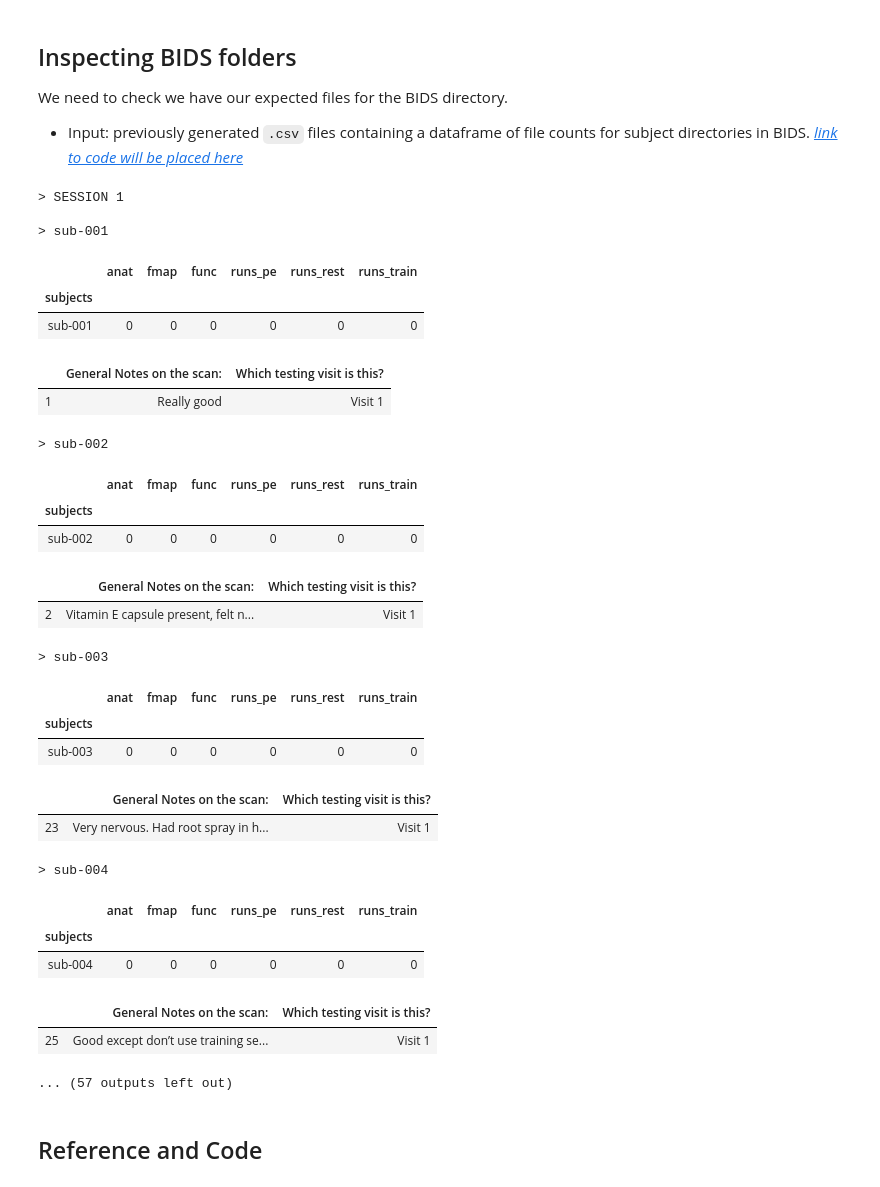
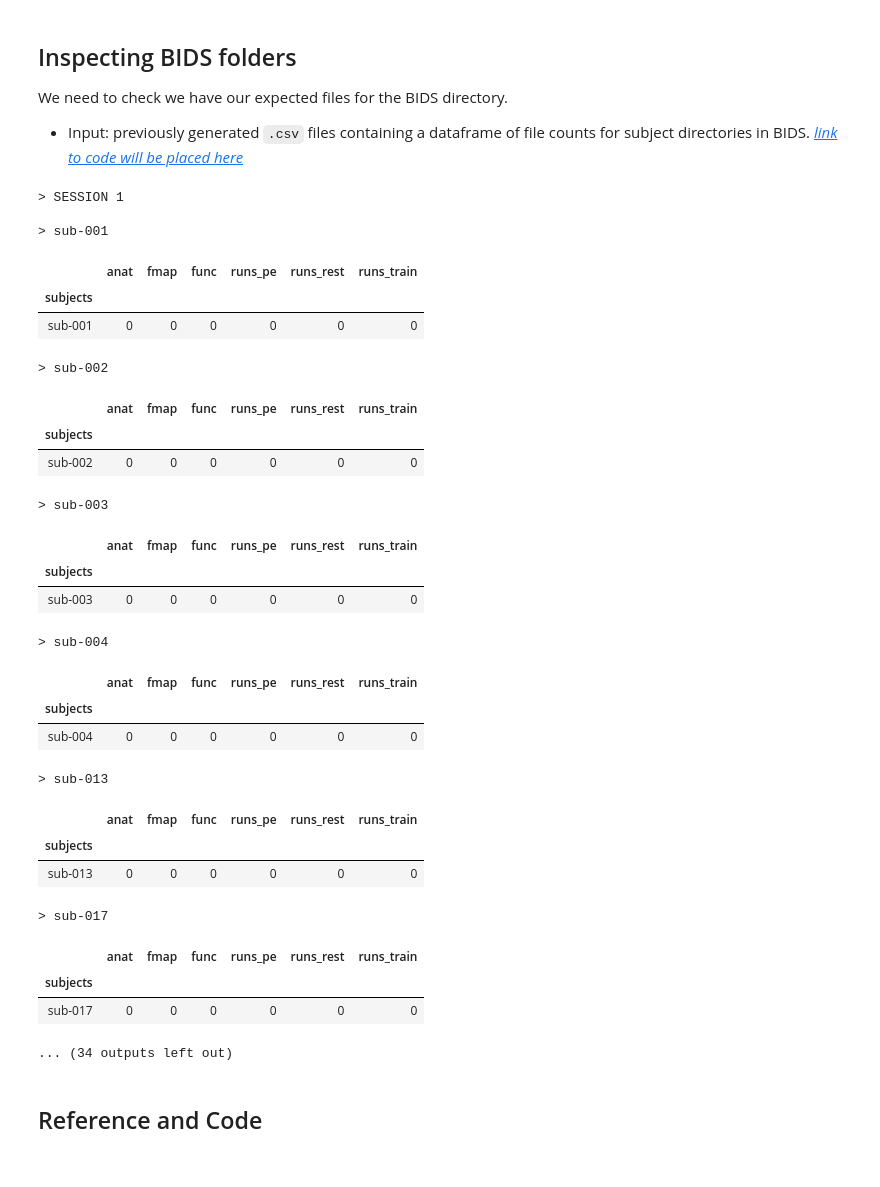
Before and after one commit to niblunc/BRO, a Jupyter notebook: BIDS/qa/bro_bids_inspect.ipynb, the cells around one changed output. Drawn from its saved outputs; the diff is of its cells as text; code cells hidden in the pictures.

```diff
--- a/BIDS/qa/bro_bids_inspect.ipynb
+++ b/BIDS/qa/bro_bids_inspect.ipynb
@@ -5,3 +5,5 @@ import glob, os
 import pandas as pd
 import pdb
 from IPython.core import display as ICD
+pd.options.display.max_rows
+pd.set_option('display.max_colwidth', -1)
@@ -72,12 +57,17 @@ for sub in vol_dict:
     pe=[x for x in vol_dict[sub] if "pe" in x[0]]
     rest=[x for x in vol_dict[sub] if "rest" in x[0]]
     bro_df=scan_notes_df.loc[scan_notes_df['Subject ID (bro_XXX)'] == bro_id]
-    print("\n-----------------------------------------------")
+    print("\n________________________________________________________________")
     print("\nID: {}\n".format(sub))
     print("> BAD VOLUME FILES")
     if train:
         print("\n- Training files: \n")
         for file, vol in train:
+            ses=file.split("_")[1]
+            if ses =="ses-1":
+                visit_id="Visit 1"
+            else:
+                visit_id="Visit 2"
             print("{} \t{}".format(file,vol))
         lst=['Which testing visit is this?', 'Training task run01',
        'Training 01 Series Number and notes', 'Training task run02',
@@ -164,54 +154,54 @@ for sess_id in sessions:
 
 
     if "1" in sess_id:
-        print("\n> SESSION 1\n")s
+        print("\n> SESSION 1\n")
         visit="Visit 1"
     else:
         print("\n> SESSION 2\n")
         visit="Visit 2"
     for csv in ['bro_{}_missing.csv'.format(sess_id), 'bro_{}_partial_missing.csv'.format(sess_id),'bro_{}_found.csv'.format(sess_id) ]:
         ses_df=pd.read_csv("csvs/"+csv ,sep="\t")
         ses_df.set_index("Unnamed: 0", inplace=True)
         ses_df.index.names=["subjects"]
         if ("missing" or "partial") in csv:
 
             for sub in ses_df.index.values:
                 print("> {} \n".format(sub))
                 bro_id = sub.replace("sub-", "bro_")
                 ICD.display(ses_df.loc[[sub]])
                 bro_df=scan_notes_df.loc[scan_notes_df['Subject ID (bro_XXX)'] == bro_id]
                 print("\n")
-                ICD.display(bro_df[['General Notes on the scan:', 'Which testing visit is this?']].loc[bro_df['Which testing visit is this?']==visit])
+                #ICD.display(bro_df[['General Notes on the scan:', 'Which testing visit is this?']].loc[bro_df['Which testing visit is this?']==visit])
                 #ICD.display(bro_df.sort_values("Which testing visit is this?"))
                 print("\n")
 # %% [output]
 > SESSION 1
 
 > sub-001
 |  | anat | fmap | func | runs_pe | runs_rest | runs_train |
 | subjects |  |  |  |  |  |  |
 | sub-001 | 0 | 0 | 0 | 0 | 0 | 0 |
+> sub-002
-|  | General Notes on the scan: | Which testing visit is this? |
-| 1 | Really good | Visit 1 |
+|  | anat | fmap | func | runs_pe | runs_rest | runs_train |
+| subjects |  |  |  |  |  |  |
+| sub-002 | 0 | 0 | 0 | 0 | 0 | 0 |
-> sub-002
+> sub-003
 |  | anat | fmap | func | runs_pe | runs_rest | runs_train |
 | subjects |  |  |  |  |  |  |
-| sub-002 | 0 | 0 | 0 | 0 | 0 | 0 |
+| sub-003 | 0 | 0 | 0 | 0 | 0 | 0 |
+> sub-004
-|  | General Notes on the scan: | Which testing visit is this? |
-| 2 | Vitamin E capsule present, felt n... | Visit 1 |
+|  | anat | fmap | func | runs_pe | runs_rest | runs_train |
+| subjects |  |  |  |  |  |  |
+| sub-004 | 0 | 0 | 0 | 0 | 0 | 0 |
-> sub-003
+> sub-013
 |  | anat | fmap | func | runs_pe | runs_rest | runs_train |
 | subjects |  |  |  |  |  |  |
-| sub-003 | 0 | 0 | 0 | 0 | 0 | 0 |
+| sub-013 | 0 | 0 | 0 | 0 | 0 | 0 |
+> sub-017
-|  | General Notes on the scan: | Which testing visit is this? |
-| 23 | Very nervous. Had root spray in h... | Visit 1 |
+|  | anat | fmap | func | runs_pe | runs_rest | runs_train |
+| subjects |  |  |  |  |  |  |
+| sub-017 | 0 | 0 | 0 | 0 | 0 | 0 |
-> sub-004
-|  | anat | fmap | func | runs_pe | runs_rest | runs_train |
-| subjects |  |  |  |  |  |  |
-| sub-004 | 0 | 0 | 0 | 0 | 0 | 0 |
-|  | General Notes on the scan: | Which testing visit is this? |
-| 25 | Good except don’t use training se... | Visit 1 |
-... (57 outputs left out)
+... (34 outputs left out)
 # %% [markdown]
 ## Reference and Code
 # %% [markdown]
```
Also changed, not shown: parts of 3 cells of this notebook, 14 other files.
